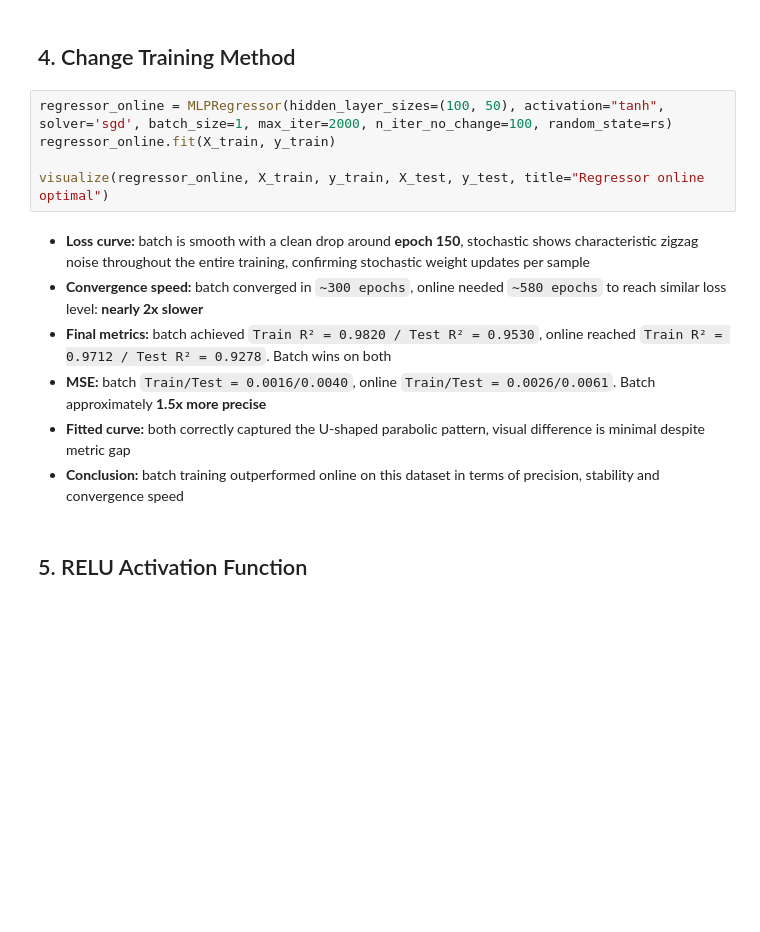
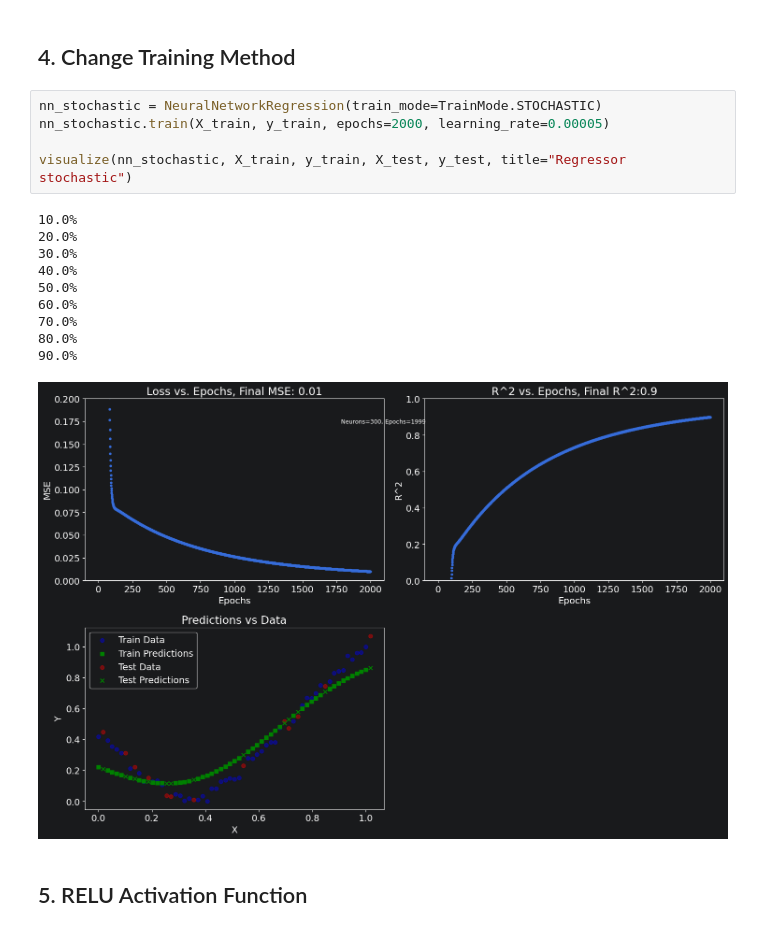
Before and after one commit to druidmentalized/MIWTutorials, a Jupyter notebook: Project3/regression.ipynb, the cells around one changed output. Cells and saved outputs as stored; diff of their text form; blank space fills up the shorter version.

```diff
--- a/Project3/regression.ipynb
+++ b/Project3/regression.ipynb
@@ -55,17 +85,21 @@ visualize(regressor_batch_overfit, X_train_tiny, y_train_tiny, X_test, y_test, t
 # %% [markdown]
 ## 4. Change Training Method
 # %%
-regressor_online = MLPRegressor(hidden_layer_sizes=(100, 50), activation="tanh", solver='sgd', batch_size=1, max_iter=2000, n_iter_no_change=100, random_state=rs)
-regressor_online.fit(X_train, y_train)
+nn_stochastic = NeuralNetworkRegression(train_mode=TrainMode.STOCHASTIC)
+nn_stochastic.train(X_train, y_train, epochs=2000, learning_rate=0.00005)
 
-visualize(regressor_online, X_train, y_train, X_test, y_test, title="Regressor online optimal")
+visualize(nn_stochastic, X_train, y_train, X_test, y_test, title="Regressor stochastic")
+# %% [output]
+10.0%
+20.0%
+30.0%
+40.0%
+50.0%
+60.0%
+70.0%
+80.0%
+90.0%
+[figure, added]
-# %% [markdown]
-- **Loss curve:** batch is smooth with a clean drop around **epoch 150**, stochastic shows characteristic zigzag noise throughout the entire training, confirming stochastic weight updates per sample
-- **Convergence speed:** batch converged in `~300 epochs`, online needed `~580 epochs` to reach similar loss level: **nearly 2x slower**
-- **Final metrics:** batch achieved `Train R² = 0.9820 / Test R² = 0.9530`, online reached `Train R² = 0.9712 / Test R² = 0.9278`. Batch wins on both
-- **MSE:** batch `Train/Test = 0.0016/0.0040`, online `Train/Test = 0.0026/0.0061`. Batch approximately **1.5x more precise**
-- **Fitted curve:** both correctly captured the U-shaped parabolic pattern, visual difference is minimal despite metric gap
-- **Conclusion:** batch training outperformed online on this dataset in terms of precision, stability and convergence speed
 # %% [markdown]
 ## 5. RELU Activation Function
 # %%
```
Also changed, not shown: parts of 18 cells of this notebook, 3 other files.
